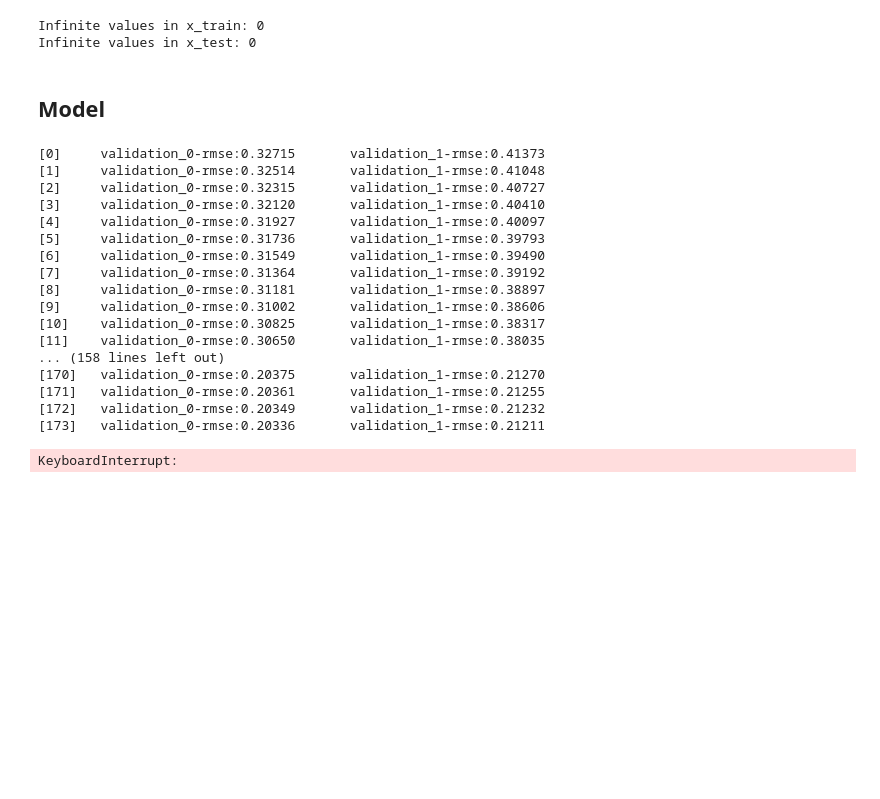
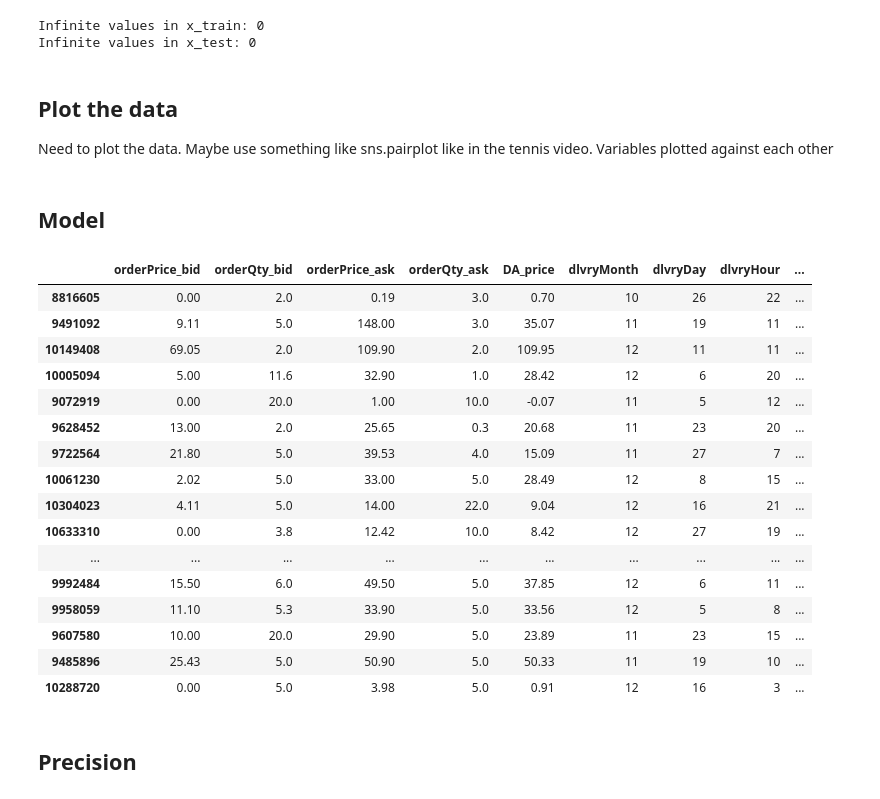
Before and after one commit to axelandreassen/Forecasting-ID-prices, a Jupyter notebook: DataPrep.ipynb, the cells around one changed output. Drawn from its saved outputs; the diff is of its cells as text; code cells hidden in the pictures; blank space fills up the shorter version.

```diff
--- a/DataPrep.ipynb
+++ b/DataPrep.ipynb
@@ -294,3 +307,6 @@ train, test = train_test_split(df, test_size=0.2, shuffle=False)
 # %%
-FEATURES = ['orderPrice_bid', 'orderQty_bid', 'orderPrice_ask', 'orderQty_ask', 'DA_price', 'dlvryMonth', 'dlvryDay', 'dlvryHour', 'dlvryWeekday', 'timeMonth', 'timeDay', 'timeHour', 'timeWeekday', 'timeMinute']
-TARGETS = ['better_bid_later', 'better_ask_later']
+# I think it is better to train a separate model for bid and ask
+FEATURES_BID = ['orderPrice_bid', 'orderQty_bid', 'orderPrice_ask', 'orderQty_ask', 'DA_price', 'dlvryMonth', 'dlvryDay', 'dlvryHour', 'dlvryWeekday', 'timeMonth', 'timeDay', 'timeHour', 'timeWeekday', 'timeMinute']
+FEATURES_ASK = ['orderPrice_bid', 'orderQty_bid', 'orderPrice_ask', 'orderQty_ask', 'DA_price', 'dlvryMonth', 'dlvryDay', 'dlvryHour', 'dlvryWeekday', 'timeMonth', 'timeDay', 'timeHour', 'timeWeekday', 'timeMinute']
+TARGET_BID = ['better_bid_later']
+TARGET_ASK = ['better_ask_later']
@@ -302,3 +313,13 @@ y_test = test[TARGETS]
+# %%
+x_train_bid = train[FEATURES_BID]
+y_train_bid = train[TARGET_BID]
+x_test_bid = test[FEATURES_BID]
+y_test_bid = test[TARGET_BID]
+
+x_train_ask = train[FEATURES_ASK]
+y_train_ask = train[TARGET_ASK]
+x_test_ask = test[FEATURES_ASK]
+y_test_ask = test[TARGET_ASK]
 # %% [markdown]
 ## Handling Nan and Inf
 # %%
@@ -319,27 +340,41 @@ print("Infinite values in x_test:", np.isinf(x_test).sum().sum())
 # %% [output]
 Infinite values in x_train: 0
 Infinite values in x_test: 0
+# %% [markdown]
+## Plot the data
+Need to plot the data. Maybe use something like sns.pairplot like in the tennis video. Variables plotted against each other
 # %% [markdown]
 ## Model
-# %%
-reg = xgb.XGBRegressor(n_estimators=1000, early_stopping_rounds=50, learning_rate=0.01)
-reg.fit(x_train, y_train, eval_set=[(x_train, y_train), (x_test, y_test)], verbose=True)
-# %% [output]
-[0]     validation_0-rmse:0.32715       validation_1-rmse:0.41373
-[1]     validation_0-rmse:0.32514       validation_1-rmse:0.41048
-[2]     validation_0-rmse:0.32315       validation_1-rmse:0.40727
-[3]     validation_0-rmse:0.32120       validation_1-rmse:0.40410
-[4]     validation_0-rmse:0.31927       validation_1-rmse:0.40097
-[5]     validation_0-rmse:0.31736       validation_1-rmse:0.39793
-[6]     validation_0-rmse:0.31549       validation_1-rmse:0.39490
-[7]     validation_0-rmse:0.31364       validation_1-rmse:0.39192
-[8]     validation_0-rmse:0.31181       validation_1-rmse:0.38897
-[9]     validation_0-rmse:0.31002       validation_1-rmse:0.38606
-[10]    validation_0-rmse:0.30825       validation_1-rmse:0.38317
-[11]    validation_0-rmse:0.30650       validation_1-rmse:0.38035
-... (158 lines left out)
-[170]   validation_0-rmse:0.20375       validation_1-rmse:0.21270
-[171]   validation_0-rmse:0.20361       validation_1-rmse:0.21255
-[172]   validation_0-rmse:0.20349       validation_1-rmse:0.21232
-[173]   validation_0-rmse:0.20336       validation_1-rmse:0.21211
-KeyboardInterrupt:
+# %%
+# Create model instance
+model_bid = XGBClassifier(n_estimators=100, max_depth=3, learning_rate=0.3, objective='binary:logistic')
+# Fit model
+model_bid.fit(x_train_bid, y_train_bid)
+# Make predictions
+preds_bid = model_bid.predict(x_test_bid)
+# %%
+results_bid = x_test_bid.copy()
+results_bid['preds'] = preds_bid
+results_bid['actual'] = y_test_bid
+# %%
+results_bid.sample(20)
+# %% [output]
+|  | orderPrice_bid | orderQty_bid | orderPrice_ask | orderQty_ask | DA_price | dlvryMonth | dlvryDay | dlvryHour | ... |
+| 8816605 | 0.00 | 2.0 | 0.19 | 3.0 | 0.70 | 10 | 26 | 22 | ... |
+| 9491092 | 9.11 | 5.0 | 148.00 | 3.0 | 35.07 | 11 | 19 | 11 | ... |
+| 10149408 | 69.05 | 2.0 | 109.90 | 2.0 | 109.95 | 12 | 11 | 11 | ... |
+| 10005094 | 5.00 | 11.6 | 32.90 | 1.0 | 28.42 | 12 | 6 | 20 | ... |
+| 9072919 | 0.00 | 20.0 | 1.00 | 10.0 | -0.07 | 11 | 5 | 12 | ... |
+| 9628452 | 13.00 | 2.0 | 25.65 | 0.3 | 20.68 | 11 | 23 | 20 | ... |
+| 9722564 | 21.80 | 5.0 | 39.53 | 4.0 | 15.09 | 11 | 27 | 7 | ... |
+| 10061230 | 2.02 | 5.0 | 33.00 | 5.0 | 28.49 | 12 | 8 | 15 | ... |
+| 10304023 | 4.11 | 5.0 | 14.00 | 22.0 | 9.04 | 12 | 16 | 21 | ... |
+| 10633310 | 0.00 | 3.8 | 12.42 | 10.0 | 8.42 | 12 | 27 | 19 | ... |
+| ... | ... | ... | ... | ... | ... | ... | ... | ... | ... |
+| 9992484 | 15.50 | 6.0 | 49.50 | 5.0 | 37.85 | 12 | 6 | 11 | ... |
+| 9958059 | 11.10 | 5.3 | 33.90 | 5.0 | 33.56 | 12 | 5 | 8 | ... |
+| 9607580 | 10.00 | 20.0 | 29.90 | 5.0 | 23.89 | 11 | 23 | 15 | ... |
+| 9485896 | 25.43 | 5.0 | 50.90 | 5.0 | 50.33 | 11 | 19 | 10 | ... |
+| 10288720 | 0.00 | 5.0 | 3.98 | 5.0 | 0.91 | 12 | 16 | 3 | ... |
+# %% [markdown]
+## Precision
```
Also changed, not shown: parts of 12 cells of this notebook.
